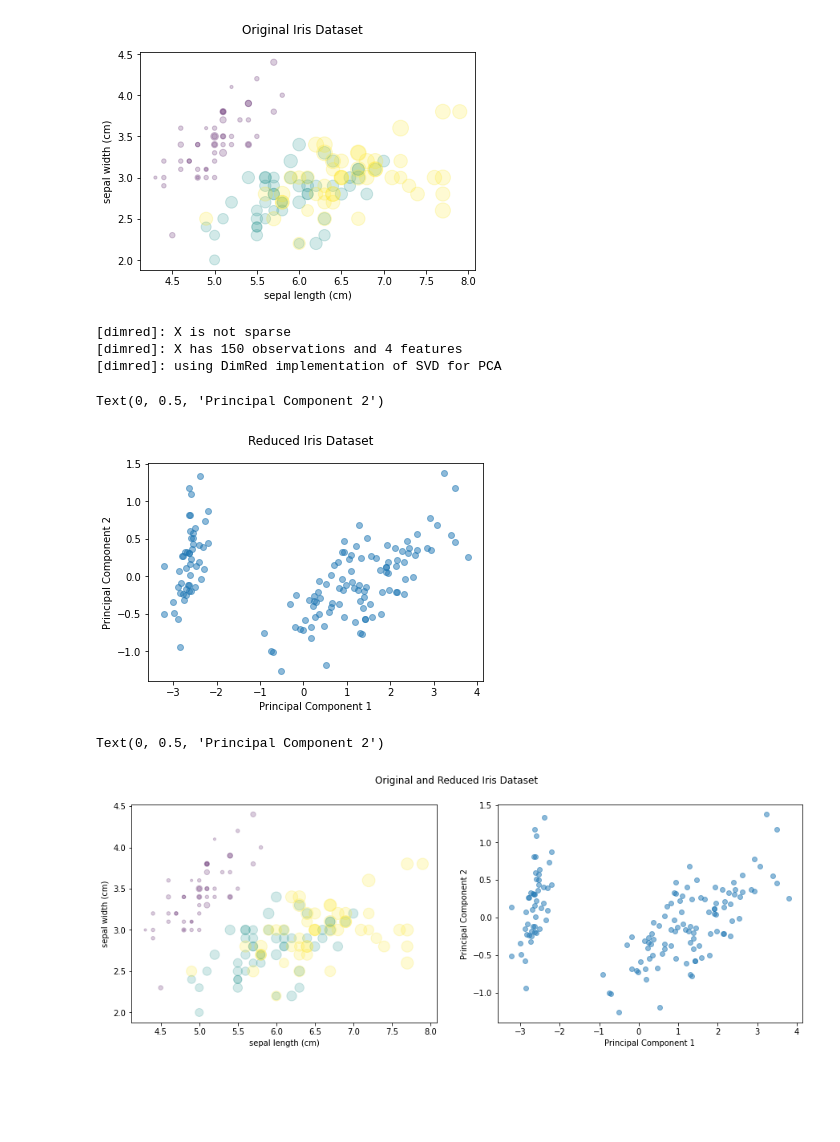
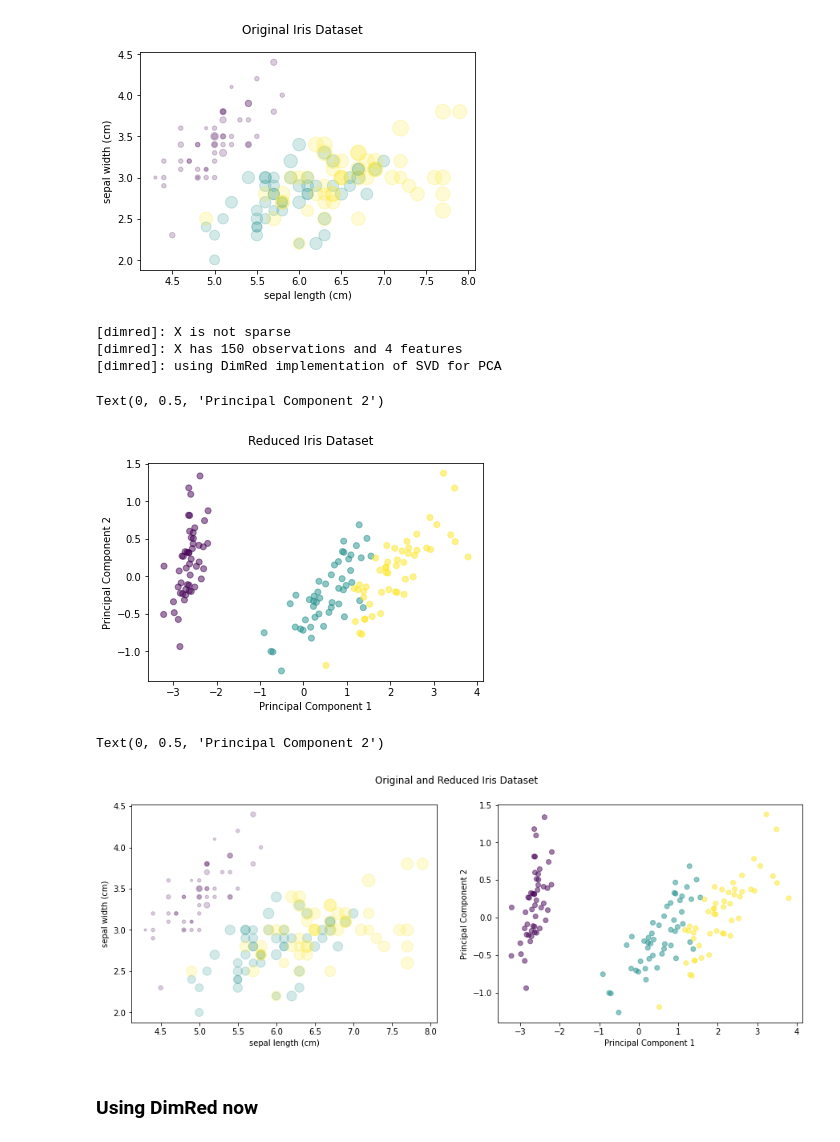
Before and after one commit to FabG/dimred, a Jupyter notebook: dimred/dimred_demo.ipynb, the cells around one changed output. Cells and saved outputs as stored; diff of their text form; code cells hidden in the pictures; blank space fills up the shorter version.

Commit message:
updated draw_scatterplot to work of numpy array slices

```diff
--- a/dimred/dimred_demo.ipynb
+++ b/dimred/dimred_demo.ipynb
@@ -114,28 +114,28 @@ Text(0, 0.5, 'sepal width (cm)')
 # %%
 # Plot Reduced data with 2 components
 dimred = DimRed(algo='dimred_svd', n_components=2)
 X_transf = dimred.fit_transform(X)
 
 fig, ax = plt.subplots()
 fig.suptitle('Reduced Iris Dataset')
-ax.scatter(X_transf[:,0], X_transf[:,1], alpha=0.5, cmap='viridis')
+ax.scatter(X_transf[:,0], X_transf[:,1], c=target, alpha=0.5, cmap='viridis')
 
 ax.set_xlabel('Principal Component 1')
 ax.set_ylabel('Principal Component 2')
 #ax.legend
 # %% [output]
 [dimred]: X is not sparse
 [dimred]: X has 150 observations and 4 features
 [dimred]: using DimRed implementation of SVD for PCA
 Text(0, 0.5, 'Principal Component 2')
-[figure, old version]
+[figure, new version]
 # %%
 # Original and Reduced data as 1 plot
 fig, ax = plt.subplots(1,2, figsize=(15,5))
 fig.suptitle('Original and Reduced Iris Dataset')
-ax[0].scatter(features[0], features[1], alpha=0.2,
-            s=100*features[3], c=target, cmap='viridis')
-ax[1].scatter(X_transf[:,0], X_transf[:,1], alpha=0.5, cmap='viridis')
+ax[0].scatter(features[:,0], features[:,1], alpha=0.2,
+            s=100*features[:,3], c=target, cmap='viridis')
+ax[1].scatter(X_transf[:,0], X_transf[:,1], c=target, alpha=0.5, cmap='viridis')
 
 ax[0].set_xlabel(iris.feature_names[0])
 ax[0].set_ylabel(iris.feature_names[1])
@@ -143,7 +143,9 @@ ax[1].set_xlabel('Principal Component 1')
 ax[1].set_ylabel('Principal Component 2')
 # %% [output]
 Text(0, 0.5, 'Principal Component 2')
-[figure, old version]
+[figure, new version]
+# %% [markdown]
+### Using DimRed now
 # %%
 # Load the data
 import matplotlib.pyplot as plt
```
Also changed, not shown: parts of 10 cells of this notebook, 2 other files.
